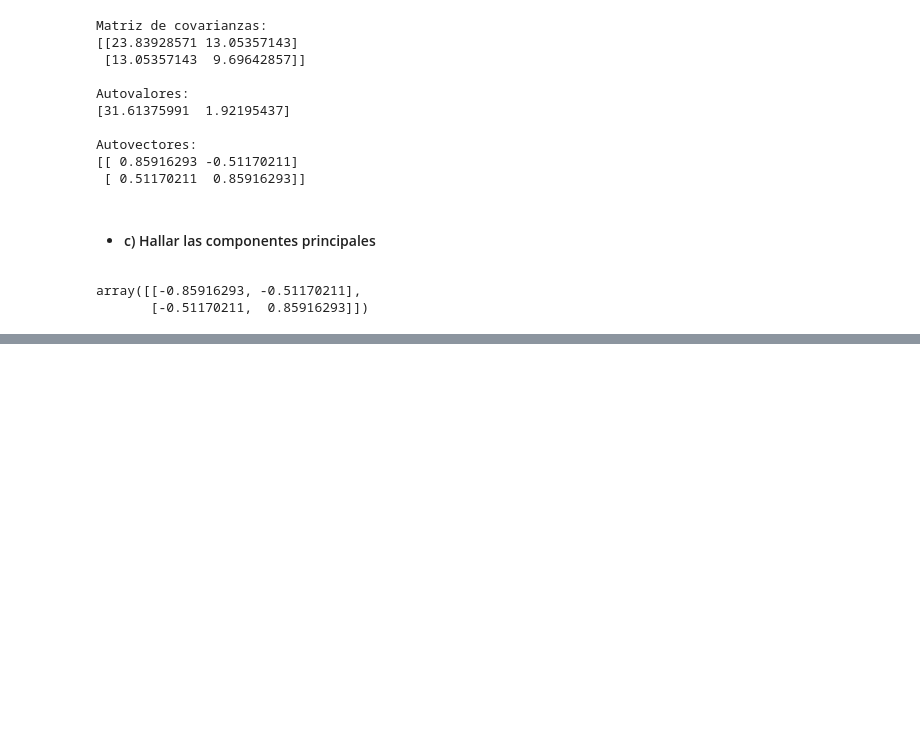
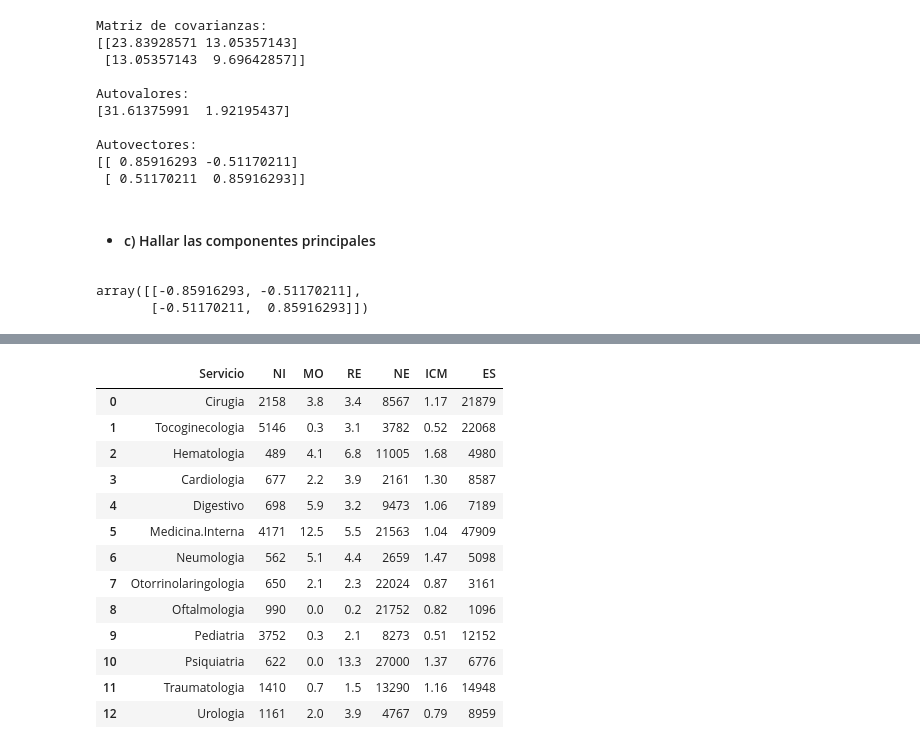
Before and after one commit to Gabrielnm7/Laboratorio-de-Datos1C24, a Jupyter notebook: Practicas/practica8.ipynb, the cells around one changed output, grey strips where cells are left out. Cells and saved outputs as stored; diff of their text form; code cells hidden in the pictures; blank space fills up the shorter version.

```diff
--- a/Practicas/practica8.ipynb
+++ b/Practicas/practica8.ipynb
@@ -81,0 +431,18 @@ array([[-0.85916293, -0.51170211],
+# %%
+hospitales = pd.read_csv("../_src/Datasets/p8-hospitales.csv")
+hospitales
+# %% [output]
+|  | Servicio | NI | MO | RE | NE | ICM | ES |
+| 0 | Cirugia | 2158 | 3.8 | 3.4 | 8567 | 1.17 | 21879 |
+| 1 | Tocoginecologia | 5146 | 0.3 | 3.1 | 3782 | 0.52 | 22068 |
+| 2 | Hematologia | 489 | 4.1 | 6.8 | 11005 | 1.68 | 4980 |
+| 3 | Cardiologia | 677 | 2.2 | 3.9 | 2161 | 1.30 | 8587 |
+| 4 | Digestivo | 698 | 5.9 | 3.2 | 9473 | 1.06 | 7189 |
+| 5 | Medicina.Interna | 4171 | 12.5 | 5.5 | 21563 | 1.04 | 47909 |
+| 6 | Neumologia | 562 | 5.1 | 4.4 | 2659 | 1.47 | 5098 |
+| 7 | Otorrinolaringologia | 650 | 2.1 | 2.3 | 22024 | 0.87 | 3161 |
+| 8 | Oftalmologia | 990 | 0.0 | 0.2 | 21752 | 0.82 | 1096 |
+| 9 | Pediatria | 3752 | 0.3 | 2.1 | 8273 | 0.51 | 12152 |
+| 10 | Psiquiatria | 622 | 0.0 | 13.3 | 27000 | 1.37 | 6776 |
+| 11 | Traumatologia | 1410 | 0.7 | 1.5 | 13290 | 1.16 | 14948 |
+| 12 | Urologia | 1161 | 2.0 | 3.9 | 4767 | 0.79 | 8959 |
```
Also changed, not shown: parts of 39 cells of this notebook.
